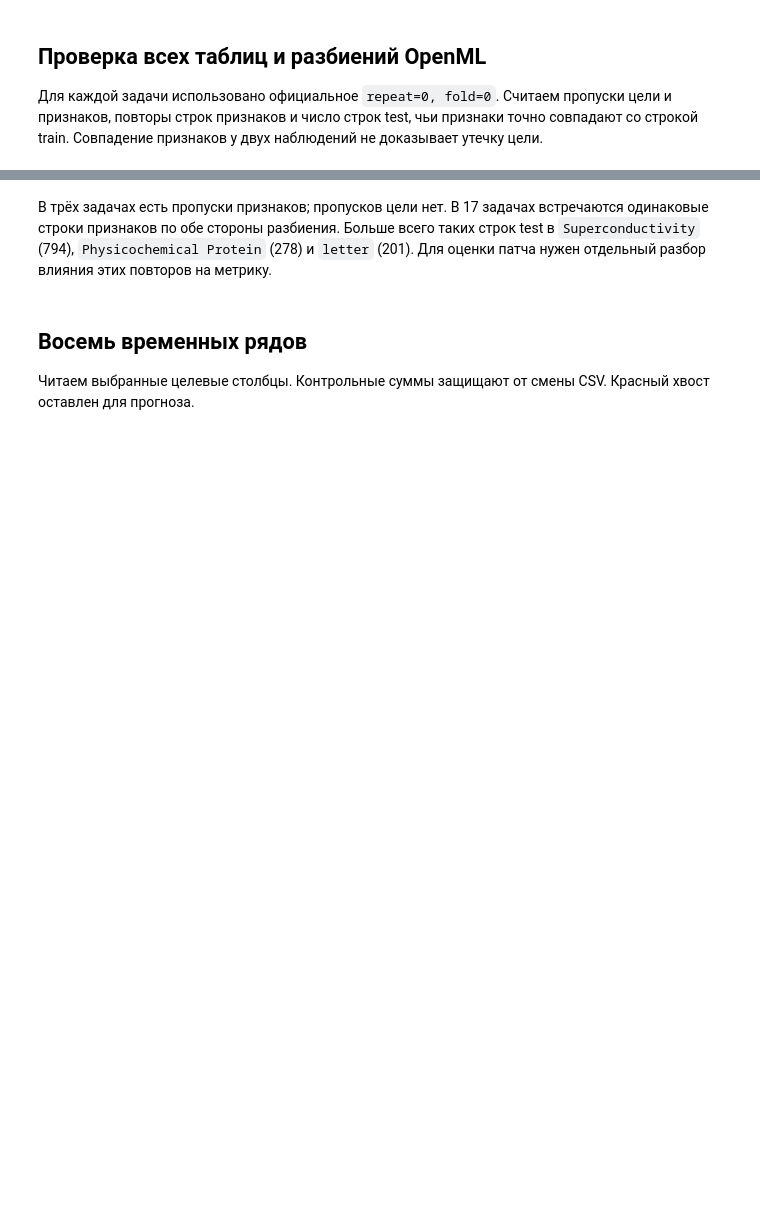
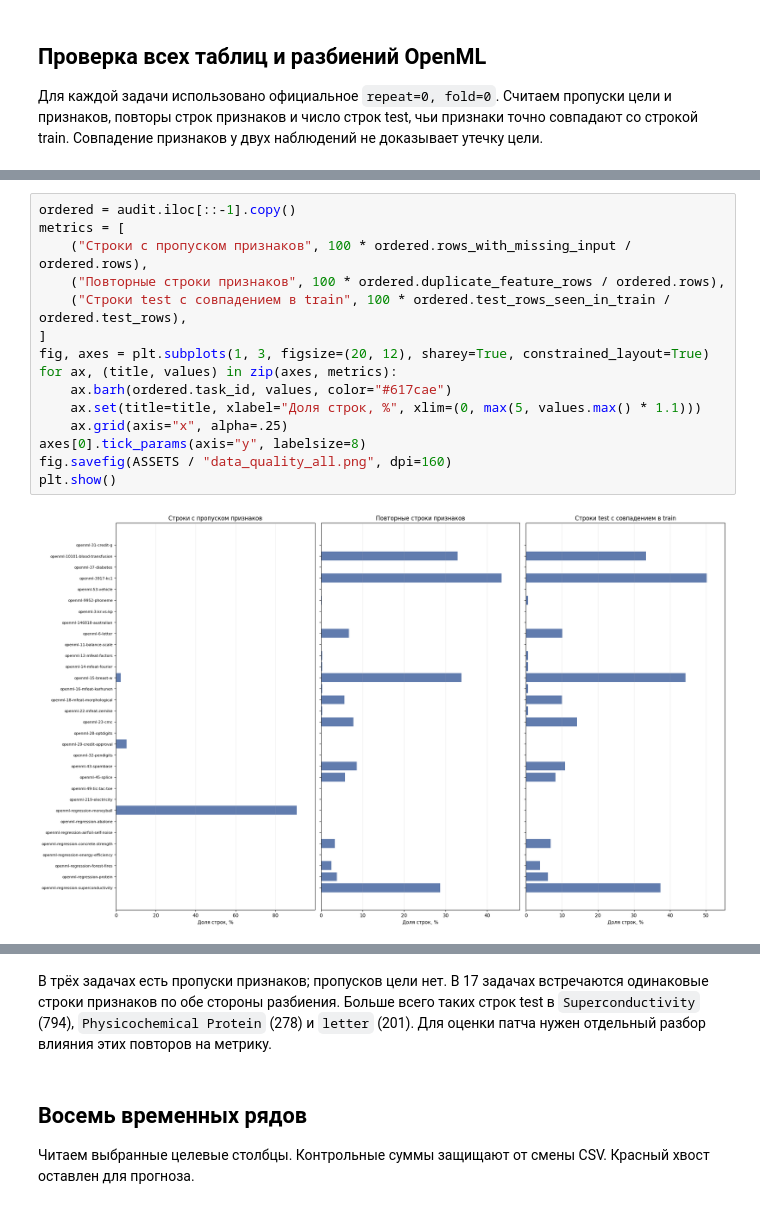
Before and after one commit to anpilove/FEDOT.LLM, a Jupyter notebook: fedotllm/agents/evolve/docs/eda.ipynb, the cells around one changed output, grey strips where cells are left out. Drawn from its saved outputs; the diff is of its cells as text; blank space fills up the shorter version.

```diff
--- a/fedotllm/agents/evolve/docs/eda.ipynb
+++ b/fedotllm/agents/evolve/docs/eda.ipynb
@@ -212,0 +163,17 @@ plt.show()
+# %%
+ordered = audit.iloc[::-1].copy()
+metrics = [
+    ("Строки с пропуском признаков", 100 * ordered.rows_with_missing_input / ordered.rows),
+    ("Повторные строки признаков", 100 * ordered.duplicate_feature_rows / ordered.rows),
+    ("Строки test с совпадением в train", 100 * ordered.test_rows_seen_in_train / ordered.test_rows),
+]
+fig, axes = plt.subplots(1, 3, figsize=(20, 12), sharey=True, constrained_layout=True)
+for ax, (title, values) in zip(axes, metrics):
+    ax.barh(ordered.task_id, values, color="#617cae")
+    ax.set(title=title, xlabel="Доля строк, %", xlim=(0, max(5, values.max() * 1.1)))
+    ax.grid(axis="x", alpha=.25)
+axes[0].tick_params(axis="y", labelsize=8)
+fig.savefig(ASSETS / "data_quality_all.png", dpi=160)
+plt.show()
+# %% [output]
+[figure, added]
```
Also changed, not shown: parts of 9 cells of this notebook, 10 other files.
